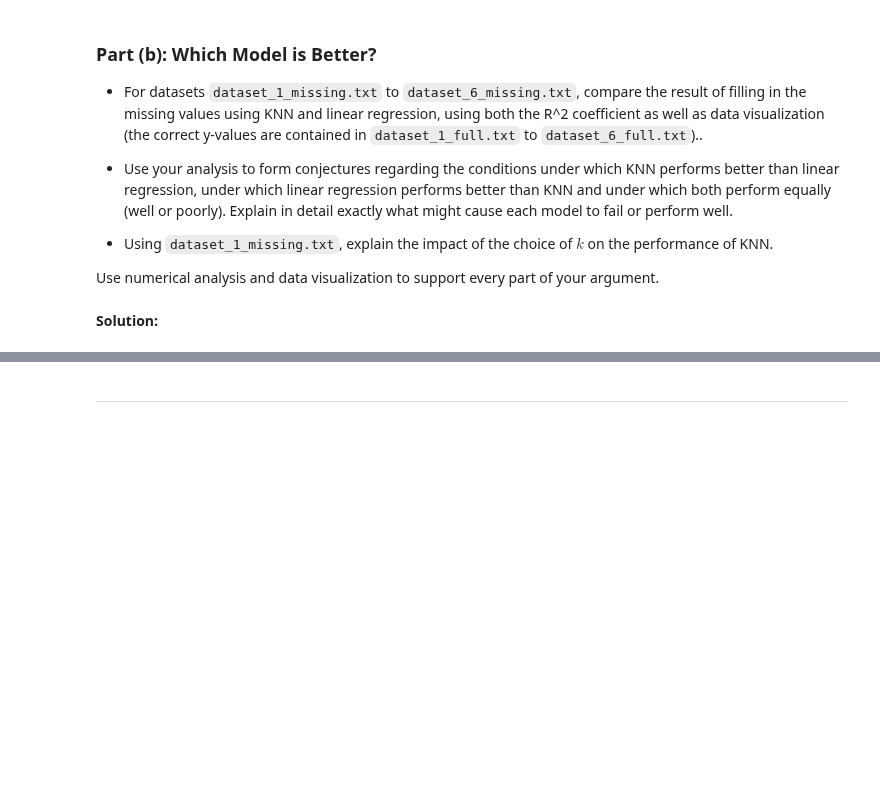
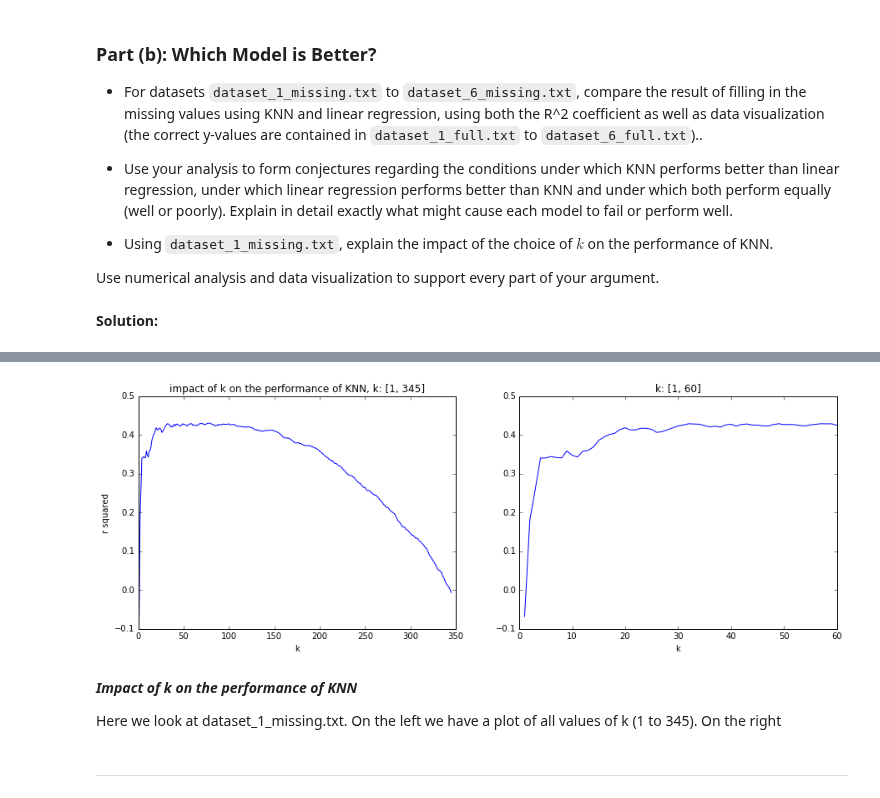
Before and after one commit to colbyZ/test1, a Jupyter notebook: hw/hw2/Zambalayev_Timur_CSCI_E_109a_HW2.ipynb, the cells around one changed output, grey strips where cells are left out. Drawn from its saved outputs; the diff is of its cells as text; code cells hidden in the pictures; blank space fills up the shorter version.

```diff
--- a/hw/hw2/Zambalayev_Timur_CSCI_E_109a_HW2.ipynb
+++ b/hw/hw2/Zambalayev_Timur_CSCI_E_109a_HW2.ipynb
@@ -373,3 +474,35 @@ Use numerical analysis and data visualization to support every part of your argu
+# %%
+def impact_of_k_on_knn():
+    dataset_data = get_dataset_data(1)
+    k_list = []
+    r_sq_list = []
+    for k in range(1, 346):
+        predicted_knn, r_knn = fill(KNN(n_neighbors=k), dataset_data)
+        k_list.append(k)
+        r_sq_list.append(r_knn)
+
+    fig, (ax1, ax2) = plt.subplots(1, 2, figsize=(15, 5))
+
+    ax1.plot(k_list, r_sq_list)
+    ax1.set_xlabel('k')
+    ax1.set_ylabel('r squared')
+    ax1.set_title('impact of k on the performance of KNN, k: [1, 345]')
+
+    ax2_k_limit = 60
+    ax2.plot(k_list[:ax2_k_limit], r_sq_list[:ax2_k_limit])
+    ax2.set_xlabel('k')
+    ax2.set_title('k: [1, %d]' % ax2_k_limit)
+
+    plt.show()
+
+
+impact_of_k_on_knn()
+# %% [output]
+[figure, added]
+# %% [markdown]
+***Impact of k on the performance of KNN***
+
+Here we look at dataset_1_missing.txt. On the left we have a plot of all values of k (1 to 345). On the right
 # %% [markdown]
 ---
 # %% [markdown]
```
Also changed, not shown: parts of 5 cells of this notebook, 2 other files.
